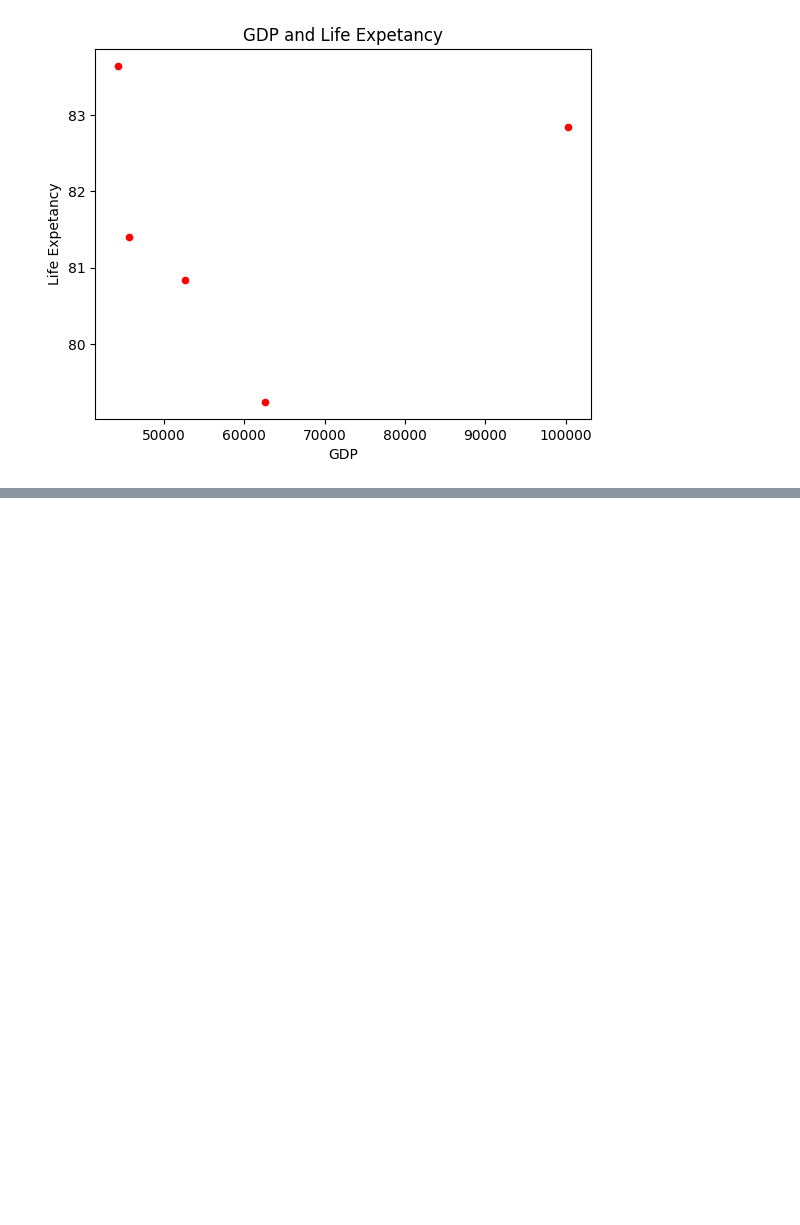
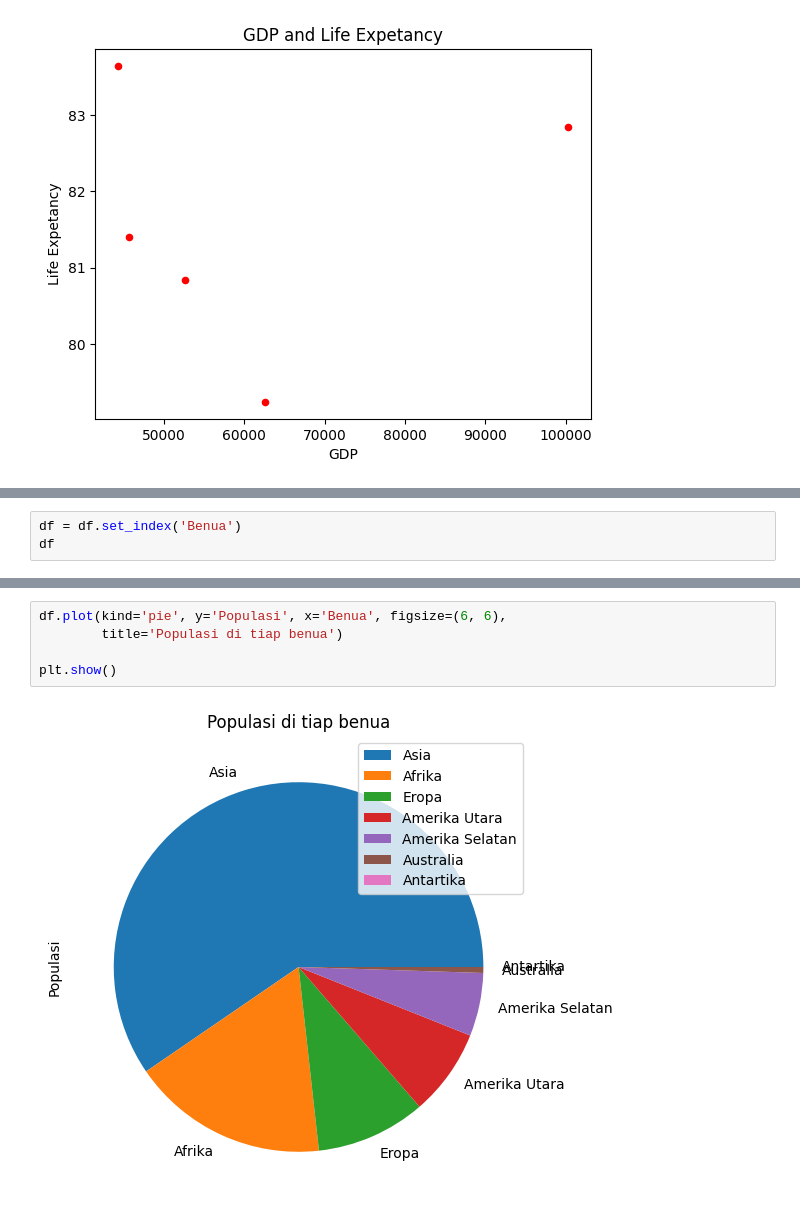
Before and after one commit to LatiefDataVisionary/matplotlib-with-indonesia-belajar, a Jupyter notebook: Matplotlib_21_|_Pandas_Data_Frame_dan_Matplotlib_|_Part_2.ipynb, the cells around one changed output, grey strips where cells are left out. Cells and saved outputs as stored; diff of their text form; blank space fills up the shorter version.

```diff
--- a/Matplotlib_21_|_Pandas_Data_Frame_dan_Matplotlib_|_Part_2.ipynb
+++ b/Matplotlib_21_|_Pandas_Data_Frame_dan_Matplotlib_|_Part_2.ipynb
@@ -124,0 +160,3 @@ plt.show()
+# %%
+df = df.set_index('Benua')
+df
@@ -124,0 +173,7 @@ plt.show()
+# %%
+df.plot(kind='pie', y='Populasi', x='Benua', figsize=(6, 6),
+        title='Populasi di tiap benua')
+
+plt.show()
+# %% [output]
+[figure, added]
```
Also changed, not shown: parts of 5 cells of this notebook.
